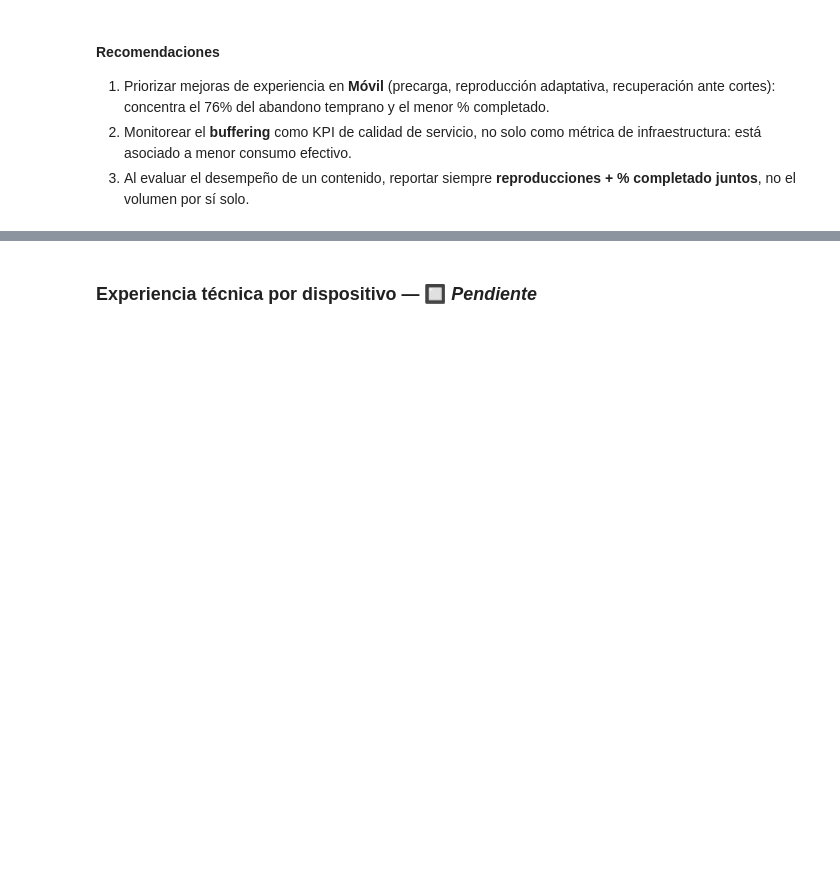
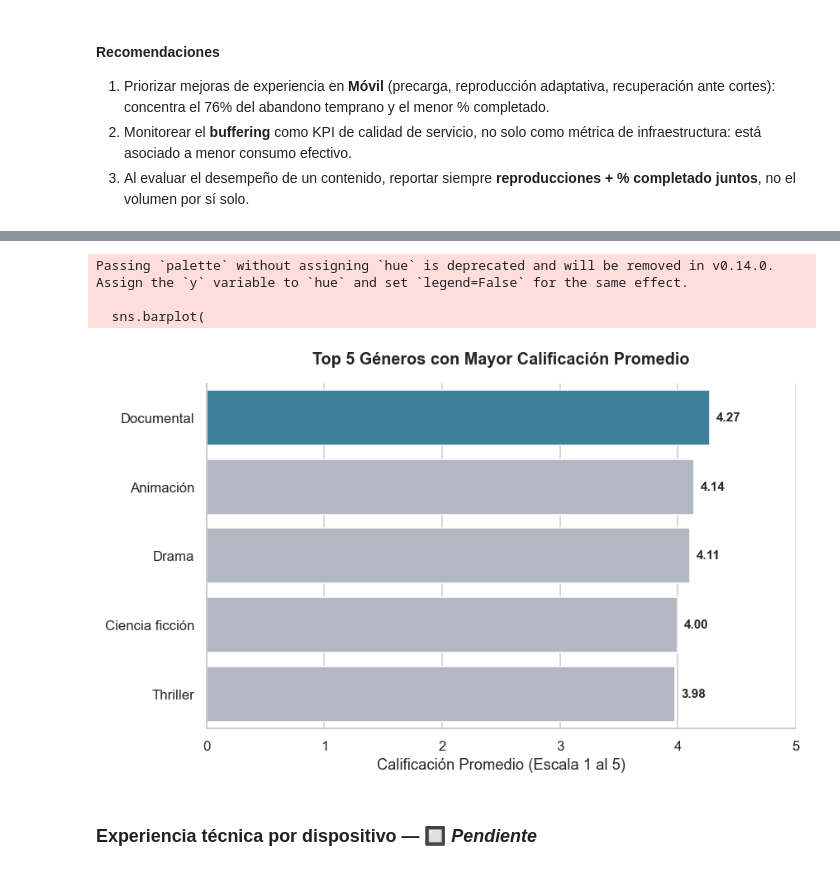
Before and after one commit to git-Lippke24/StreamView_Analytics_Dashboard, a Jupyter notebook: notebooks/EV1_Visualizacion_de_Datos.ipynb, the cells around one changed output, grey strips where cells are left out. Drawn from its saved outputs; the diff is of its cells as text; code cells hidden in the pictures; blank space fills up the shorter version.

```diff
--- a/notebooks/EV1_Visualizacion_de_Datos.ipynb
+++ b/notebooks/EV1_Visualizacion_de_Datos.ipynb
@@ -624,3 +724,55 @@ plt.show()
+# %%
+# Combinar calificaciones con contenidos
+calif_cont = pd.merge(calificaciones, contenidos, on='contenido_id', how='left')
+
+# Calcular promedio de calificación y volumen de reseñas por género
+calif_gen = calif_cont.groupby('genero_principal').agg(
+    promedio_calificacion=('puntuacion_1_5', 'mean'),
+    volumen_calificaciones=('puntuacion_1_5', 'count')
+).reset_index()
+
+# Filtrar para evitar sesgos estadísticos (solo géneros con > 30 calificaciones)
+calif_gen_robusto = calif_gen[calif_gen['volumen_calificaciones'] > 30]
+top_calificados = calif_gen_robusto.sort_values(by='promedio_calificacion', ascending=False).head(5)
+
+fig, ax = plt.subplots(figsize=(8, 5))
+
+# Destacar el más valorado
+colores_calif = [COLOR_ACENTO_POS if i == 0 else COLOR_NEUTRO for i in range(len(top_calificados))]
+
+sns.barplot(
+    data=top_calificados,
+    x='promedio_calificacion',
+    y='genero_principal',
+    palette=colores_calif,
+    ax=ax
+)
+
+ax.set_title('Top 5 Géneros con Mayor Calificación Promedio', pad=15)
+ax.set_xlabel('Calificación Promedio (Escala 1 al 5)')
+ax.set_ylabel('')
+
+# Fijar límite del eje X de 0 a 5 por ser la escala natural
+ax.set_xlim(0, 5)
+
+# Agregar etiquetas de valor en las barras
+for p in ax.patches:
+    ancho = p.get_width()
+    ax.annotate(f'{ancho:.2f}',
+                (ancho, p.get_y() + p.get_height() / 2.),
+                ha='left', va='center',
+                xytext=(5, 0),
+                textcoords='offset points',
+                fontsize=10,
+                fontweight='bold')
+
+plt.tight_layout()
+plt.show()
+# %% [output]
+Passing `palette` without assigning `hue` is deprecated and will be removed in v0.14.0. Assign the `y` variable to `hue` and set `legend=False` for the same effect.
+
+  sns.barplot(
+[figure, added]
 # %% [markdown]
 ### Experiencia técnica por dispositivo — 🔲 *Pendiente*
 # %% [markdown]
```
Also changed, not shown: parts of 11 cells of this notebook, 1 other file.
